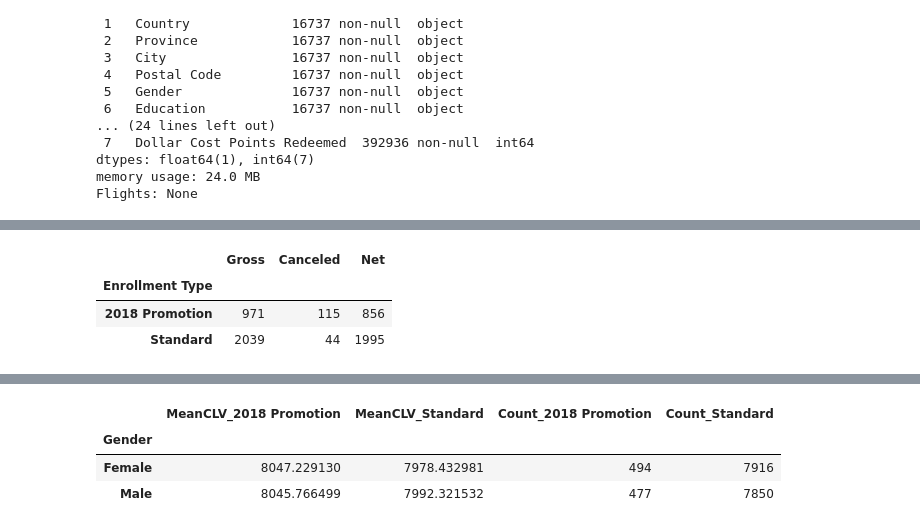
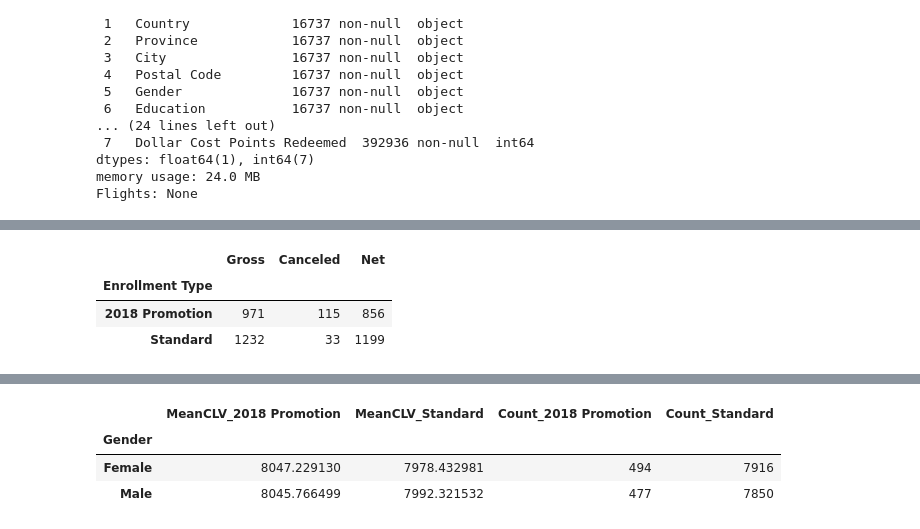
Before and after one commit to Dudlst01/Portfolio, a Jupyter notebook: airline-loyal-program-analysis.ipynb, the cells around one changed output, grey strips where cells are left out. Drawn from its saved outputs; the diff is of its cells as text; code cells hidden in the pictures.

```diff
--- a/airline-loyal-program-analysis.ipynb
+++ b/airline-loyal-program-analysis.ipynb
@@ -117,0 +129,9 @@ Standard        2012-04-01 2018-12-01
+# %%
+# Filter for enrollments during campaign timeframe in 2016, 2017, and 2018
+selected_years = [2016, 2017, 2018]
+enrollment_period = loyalty[
+    (loyalty["Enrollment Year"].isin(selected_years)) &
+    (loyalty["Enrollment Month"].between(2, 4))
+]
+
+enrollment_period.head()
@@ -179,15 +188,15 @@ plt.show()
 # %%
 # Create Gross, Cancel, and Net Table
 impact18 = pd.concat([
-    en18.groupby('Enrollment Type')['Loyalty Number'].nunique().rename('Gross'),
-    en18[en18['Cancellation Year'] == 2018].groupby('Enrollment Type')['Loyalty Number'].nunique().rename('Canceled')
+    enrollment_period.groupby('Enrollment Type')['Loyalty Number'].nunique().rename('Gross'),
+    enrollment_period[enrollment_period['Cancellation Year'] == 2018].groupby('Enrollment Type')['Loyalty Number'].nunique().rename('Canceled')
     ], axis = 1).fillna(0).astype(int)
 
 
 impact18['Net'] = impact18['Gross'] - impact18['Canceled']
 impact18
 # %% [output]
 |  | Gross | Canceled | Net |
 | Enrollment Type |  |  |  |
 | 2018 Promotion | 971 | 115 | 856 |
-| Standard | 2039 | 44 | 1995 |
+| Standard | 1232 | 33 | 1199 |
```
Also changed, not shown: parts of 29 cells of this notebook.
